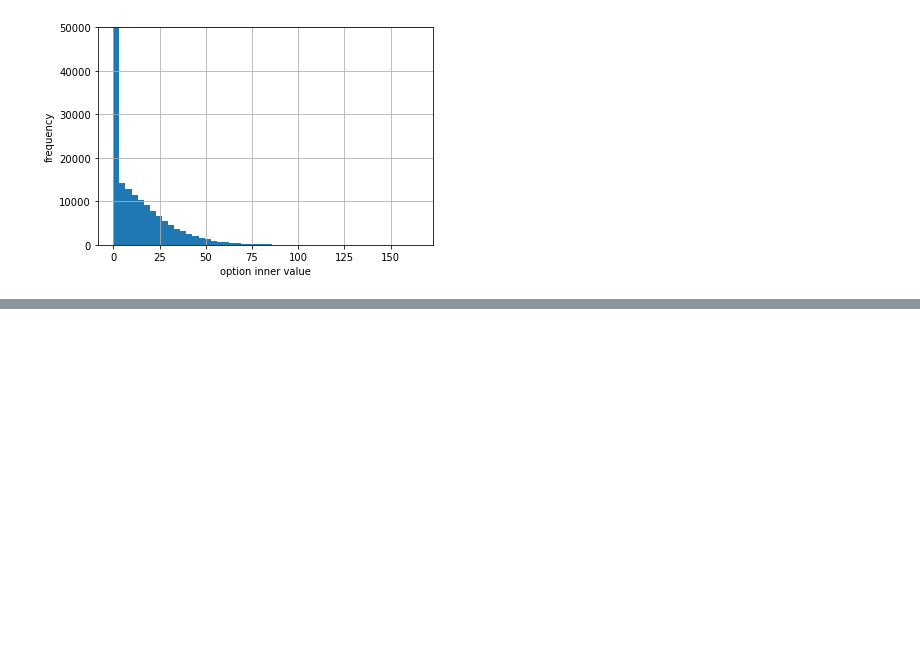
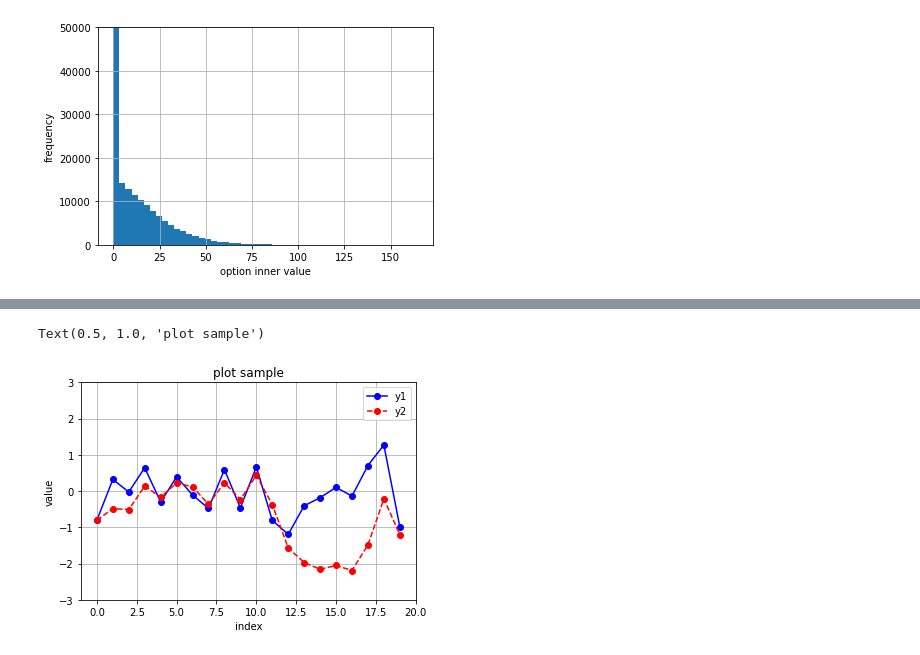
Before and after one commit to ggwhsd/PythonPractice, a Jupyter notebook: QuantPractice/金融python学习.ipynb, the cells around one changed output, grey strips where cells are left out. Saved outputs shown, nothing was run; the diff lists cells and outputs as text; code cells hidden in the pictures; blank space fills up the shorter version.

```diff
--- a/QuantPractice/金融python学习.ipynb
+++ b/QuantPractice/金融python学习.ipynb
@@ -326,0 +338,20 @@ df['regime'].plot()
+# %%
+#第九课
+# 简单画图，跟之前用到的库相同，但是用法不一样
+np.random.seed(1000)
+y = np.random.standard_normal(20)
+x = range(len(y))
+y3 = y*100
+plt.plot(x,y,'bo-',label='y1')
+plt.plot(y.cumsum(),color='red',marker='o',linestyle='--',label='y2')
+plt.legend(loc=0)
+plt.grid(True)
+plt.axis('tight')  #tight 使得所有数据可先   ,off关闭坐标轴和网格
+plt.xlim(-1,20)  #横坐标范围
+plt.ylim(-3,3)   #纵坐标范围
+plt.xlabel('index')
+plt.ylabel('value')
+plt.title('plot sample')
+# %% [output]
+Text(0.5, 1.0, 'plot sample')
+[figure, added]
```
Also changed, not shown: parts of 10 cells of this notebook.
